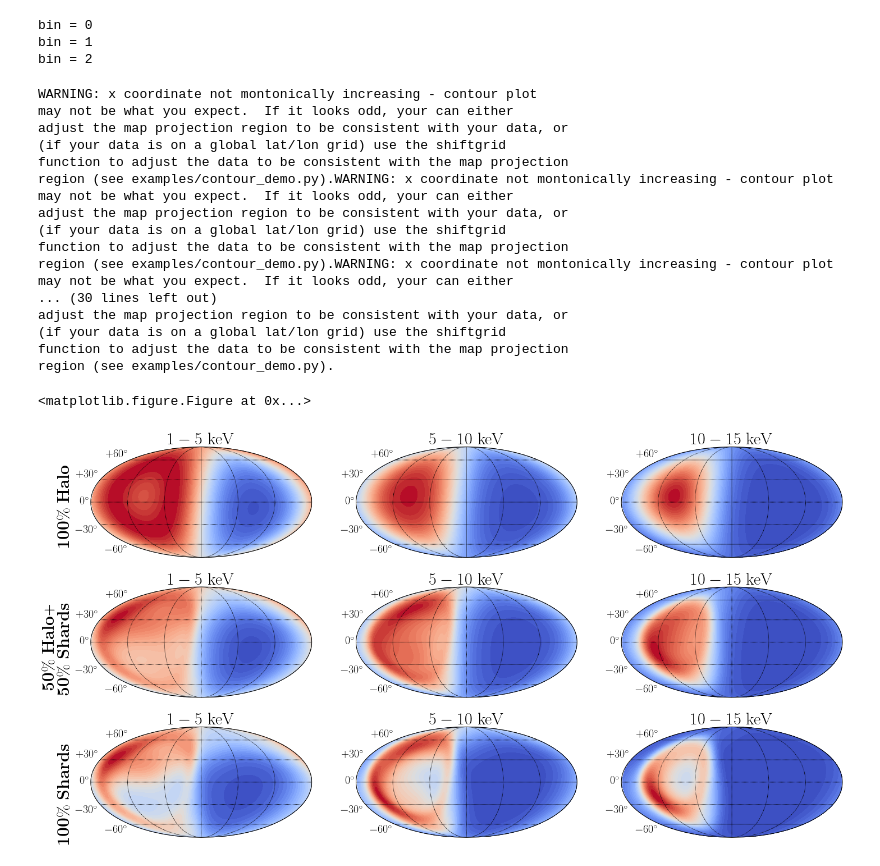
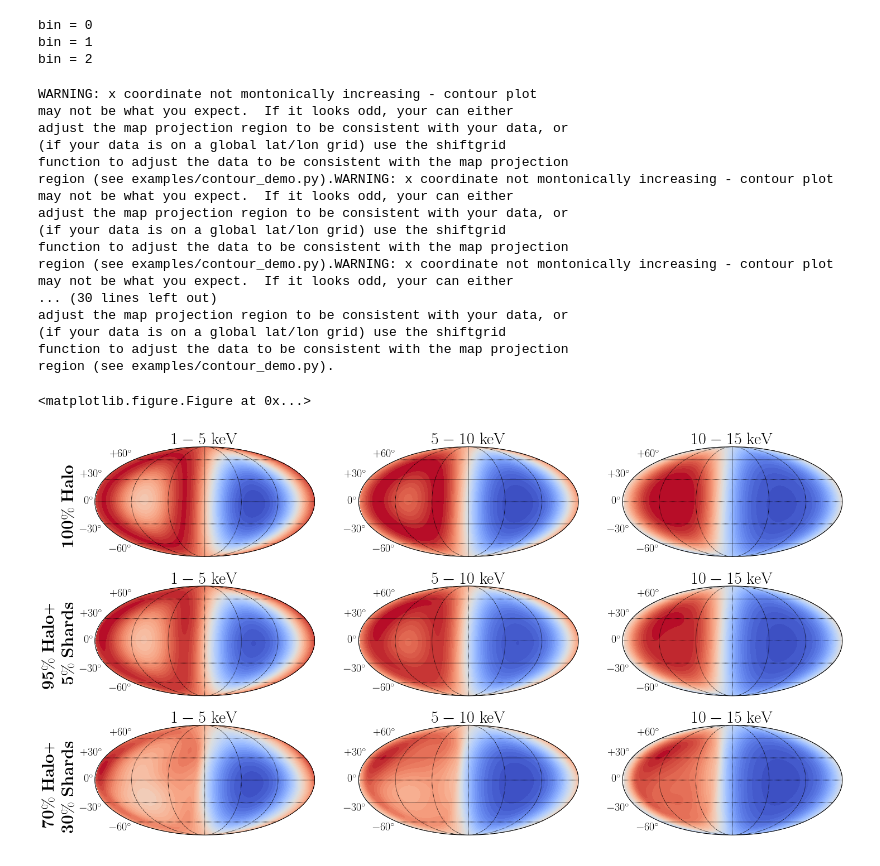
Before and after one commit to cajohare/DarkShards, a Jupyter notebook: code/PlotShards.ipynb, the cells around one changed output. Cells and saved outputs as stored; diff of their text form; code cells hidden in the pictures.

Commit message:
shards update

```diff
--- a/code/PlotShards.ipynb
+++ b/code/PlotShards.ipynb
@@ -159,15 +163,17 @@ for i in range(0,n_ex):
     fv_tot /= trapz(fv_tot,v)
     plt.plot(v,1e3*(xi_shards*fv_tot+(1.0-xi_shards)*fv0),'-',color="blue",linewidth=1)
 
-plt.plot(v,1e3*fv0,'-',color="blue",linewidth=3,label=r'SHM$^{++}$+30\% Shards')
-plt.plot(v,1e3*fv0,'k-',linewidth=3,label=r'SHM$^{++}$')
+plt.plot(v,1e3*fv0,'-',color="blue",linewidth=3)
+plt.plot(v,1e3*fv0,'k-',linewidth=3)
 
 # Plot individual streams
 for i in range(0,nshards):
-    npop = pops[j]*sum(dat[:,9])
+    npop = pops[i]*sum(dat[:,9])
     y1 = 1e3*fv[i,:]*(1.0+pop_sig)
     y2 = 1e3*fv[i,:]*(1.0-pop_sig)
-    plt.fill_between(v,y1,y2=y2,linewidth=3,alpha=0.4)
+    plt.fill_between(v,y1,y2=y2,color=colstrs[i,:],linewidth=3,alpha=0.7,label=names[i])
+leg = plt.legend(loc='upper right',fontsize=17,edgecolor='k')
+leg.get_frame().set_linewidth(1.5)
 
 # Plot fiddling
 ax.set_xlim(left=0.0)
@@ -176,11 +182,19 @@ ax.tick_params(which='major',direction='in',width=2,length=10,right=True,top=Tru
 ax.tick_params(which='minor',direction='in',width=1,length=7,right=True,top=True)
 plt.xlabel(r"$v$ [km s$^{-1}$]",fontsize=45);
 plt.ylabel(r"$10^3 f_{\rm lab}(v)$ [km$^{-1}$ s]",fontsize=45);
+
+# text labels
+plt.text(500,1.8,r'{\bf +30\% Shards}',fontsize=27,color='b')
+plt.arrow(0.65, 0.4, -0.04, -0.06, transform=ax.transAxes,length_includes_head=True,head_width=0.02, head_length=0.02, overhang=0.4,edgecolor='b',facecolor='b')
+
+
+plt.text(400,3.1,r'{\bf SHM}$^{++}$',fontsize=27,color='k')
+plt.arrow(0.5, 0.7, -0.04, -0.06, transform=ax.transAxes,length_includes_head=True,head_width=0.02, head_length=0.02, overhang=0.4,edgecolor='k',facecolor='k')
+
 plt.text(160,0.85,r'\bf {Population weighted shards}',fontsize=22,color='gray')
 plt.text(160,0.65,r'\bf + 20\% uncertainty',fontsize=22,color='gray')
 plt.arrow(0.5, 0.16, -0.04, -0.06, transform=ax.transAxes,length_includes_head=True,head_width=0.02, head_length=0.02, overhang=0.4,edgecolor='gray',facecolor='gray')
-leg = plt.legend(fontsize=30,edgecolor='k')
-leg.get_frame().set_linewidth(3)
+
 
 
 # Save figure
@@ -443,7 +559,7 @@ E[0,:] = linspace(1.0,5.0,ne)
 E[1,:] = linspace(5.0,10.0,ne)
 E[2,:] = linspace(10.0,20.0,ne)
 
-m_chi = 20.0
+m_chi = 100.0
 sigma_p = 1.0e-45
 A = F19.MassNumber
 
@@ -502,7 +618,7 @@ for ibin in range(0,3):
     plt.sca(axarr[1,ibin])
     m = Basemap(projection='moll',lon_0=180.0,resolution='c',celestial=True)
     #for i in range(0,4): # loop is to cure some rendering issues with matplotlib
-    m.contourf(PH*180/pi, TH*180/pi-90.0, 0.5*dR_map0[:,:,ibin]+0.5*dR_map[:,:,ibin],50, cmap=cmap,latlon=True)
+    m.contourf(PH*180/pi, TH*180/pi-90.0, 0.95*dR_map0[:,:,ibin]+0.05*dR_map[:,:,ibin],50, cmap=cmap,latlon=True)
     m.drawparallels(arange(-90.,120.,30.),labels=[1,0,0,0],color='k',fontsize=20) # draw parallels
     m.drawmeridians(arange(0.,420.,60.),color='k',fontsize=20) # draw meridians
     plt.title(tit[ibin],fontsize=30)
@@ -511,7 +627,7 @@ for ibin in range(0,3):
     plt.sca(axarr[2,ibin])
     m = Basemap(projection='moll',lon_0=180.0,resolution='c',celestial=True)
     #for i in range(0,4): # loop is to cure some rendering issues with matplotlib
-    m.contourf(PH*180/pi, TH*180/pi-90.0, dR_map[:,:,ibin],50, cmap=cmap,latlon=True)
+    m.contourf(PH*180/pi, TH*180/pi-90.0, 0.7*dR_map0[:,:,ibin]+0.3*dR_map[:,:,ibin],50, cmap=cmap,latlon=True)
     m.drawparallels(arange(-90.,120.,30.),labels=[1,0,0,0],color='k',fontsize=20) # draw parallels
     m.drawmeridians(arange(0.,420.,60.),color='k',fontsize=20) # draw meridians
     plt.title(tit[ibin],fontsize=30)
@@ -520,42 +636,43 @@ plt.sca(axarr[0,0])
 plt.annotate(r'{\bf 100}\% {\bf Halo}', xy=(-0.15, 0.75), xycoords='axes fraction',fontsize=30,rotation=90)
 
 plt.sca(axarr[1,0])
-plt.annotate(r'{\bf 50}\% {\bf Halo}+', xy=(-0.22, 0.75), xycoords='axes fraction',fontsize=30,rotation=90)
-plt.annotate(r'{\bf 50}\% {\bf Shards}', xy=(-0.15, 0.75), xycoords='axes fraction',fontsize=30,rotation=90)
+plt.annotate(r'{\bf 95}\% {\bf Halo}+', xy=(-0.24, 0.75), xycoords='axes fraction',fontsize=30,rotation=90)
+plt.annotate(r'{\bf 5}\% {\bf Shards}', xy=(-0.15, 0.75), xycoords='axes fraction',fontsize=30,rotation=90)
 
 plt.sca(axarr[2,0])
-plt.annotate(r'{\bf 100}\% {\bf Shards}', xy=(-0.15, 0.75), xycoords='axes fraction',fontsize=30,rotation=90)
+plt.annotate(r'{\bf 70}\% {\bf Halo}+', xy=(-0.24, 0.75), xycoords='axes fraction',fontsize=30,rotation=90)
+plt.annotate(r'{\bf 30}\% {\bf Shards}', xy=(-0.15, 0.75), xycoords='axes fraction',fontsize=30,rotation=90)
 
 #plt.tight_layout()
 # colorbar
 #cbar = plt.colorbar(orientation='horizontal',pad=0.02)
 #cbar.ax.tick_params(labelsize=20,pad=10)
 #cbar.set_label(r'$\frac{{\rm d}^2 R}{{\rm d}E_r {\rm d}\Omega_r}$ [ton$^{-1}$ year$^{-1}$ keV$^{-1}$ sr$^{-1}$]',fontsize=35,labelpad=10)
 plt.show()
 
 # save figure
 fig.savefig('../plots/'+pltname+'.pdf',bbox_inches='tight')
 fig.savefig('../plots/plots_png/'+pltname+'.png',bbox_inches='tight')
 # %% [output]
 WARNING: x coordinate not montonically increasing - contour plot
 may not be what you expect.  If it looks odd, your can either
 adjust the map projection region to be consistent with your data, or
 (if your data is on a global lat/lon grid) use the shiftgrid
 function to adjust the data to be consistent with the map projection
 region (see examples/contour_demo.py).WARNING: x coordinate not montonically increasing - contour plot
 may not be what you expect.  If it looks odd, your can either
 adjust the map projection region to be consistent with your data, or
 (if your data is on a global lat/lon grid) use the shiftgrid
 function to adjust the data to be consistent with the map projection
 region (see examples/contour_demo.py).WARNING: x coordinate not montonically increasing - contour plot
 may not be what you expect.  If it looks odd, your can either
 ... (30 lines left out)
 adjust the map projection region to be consistent with your data, or
 (if your data is on a global lat/lon grid) use the shiftgrid
 function to adjust the data to be consistent with the map projection
 region (see examples/contour_demo.py).
 <matplotlib.figure.Figure at 0x...>
-[figure, old version]
+[figure, new version]
 # %%
 from scipy.optimize import fmin
 
```
Also changed, not shown: parts of 9 cells of this notebook, 11 other files.
